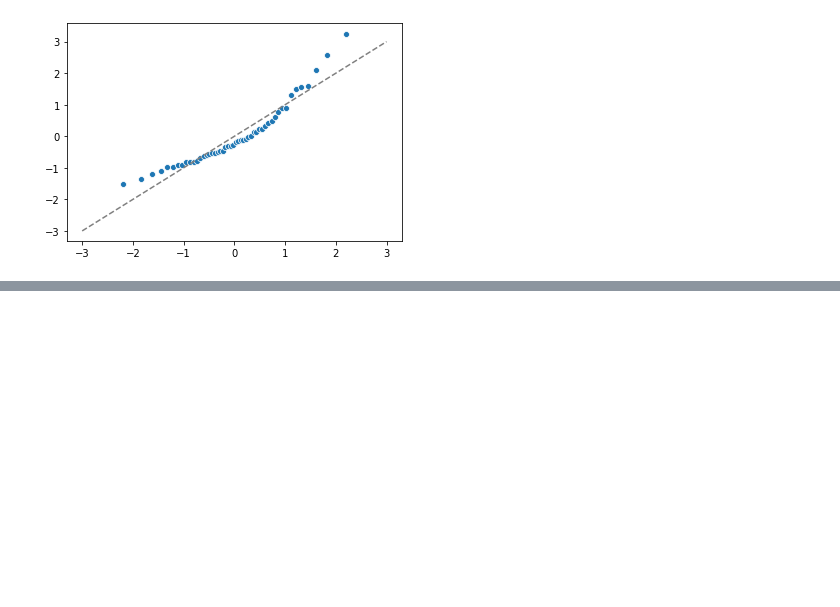
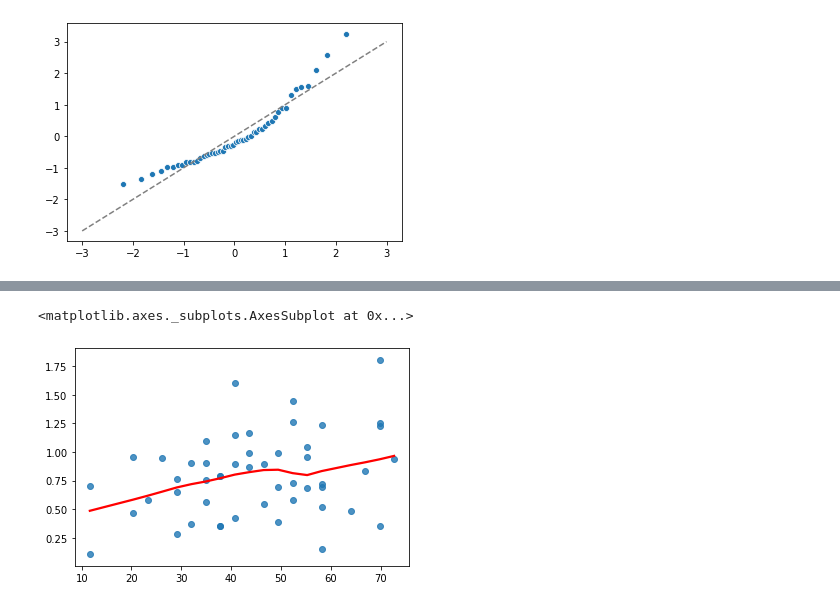
Before and after one commit to silent10z/basic-static, a Jupyter notebook: regression.ipynb, the cells around one changed output, grey strips where cells are left out. Saved outputs shown, nothing was run; the diff lists cells and outputs as text; code cells hidden in the pictures; blank space fills up the shorter version.

```diff
--- a/regression.ipynb
+++ b/regression.ipynb
@@ -385,0 +395,6 @@ plt.plot([-3, 3], [-3, 3], '--', color='grey')
+# %%
+import numpy as np
+sns.regplot(fitted, np.sqrt(np.abs(sr)), lowess=True, line_kws={'color': 'red'})
+# %% [output]
+<matplotlib.axes._subplots.AxesSubplot at 0x...>
+[figure, added]
```
Also changed, not shown: parts of 2 cells of this notebook.
